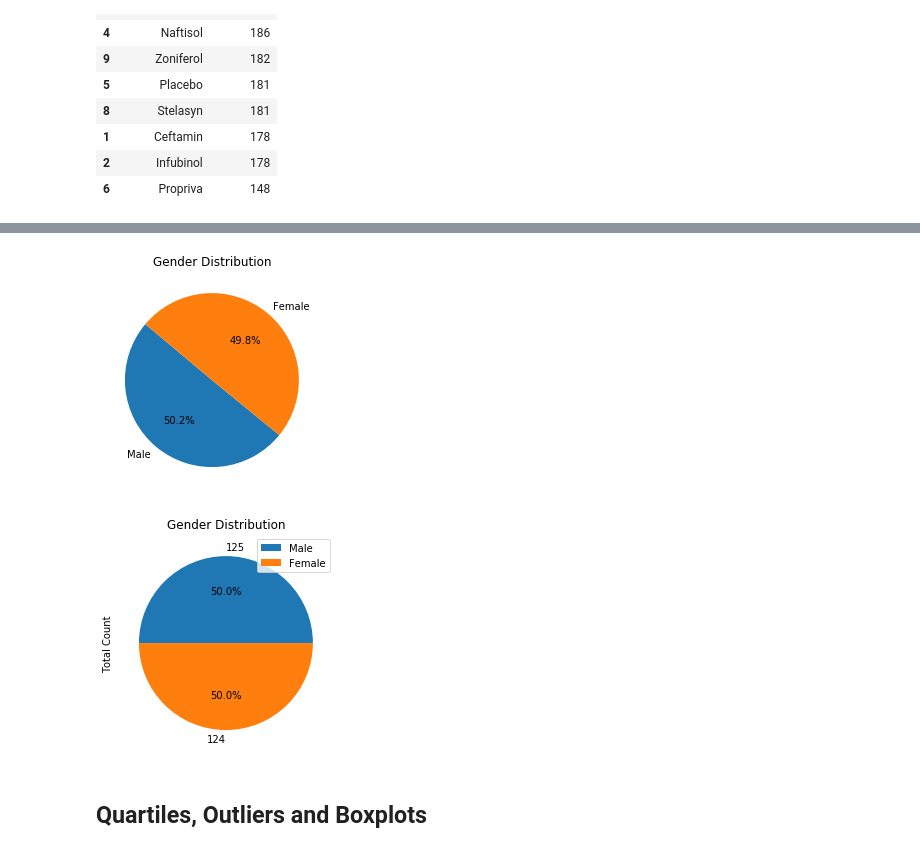
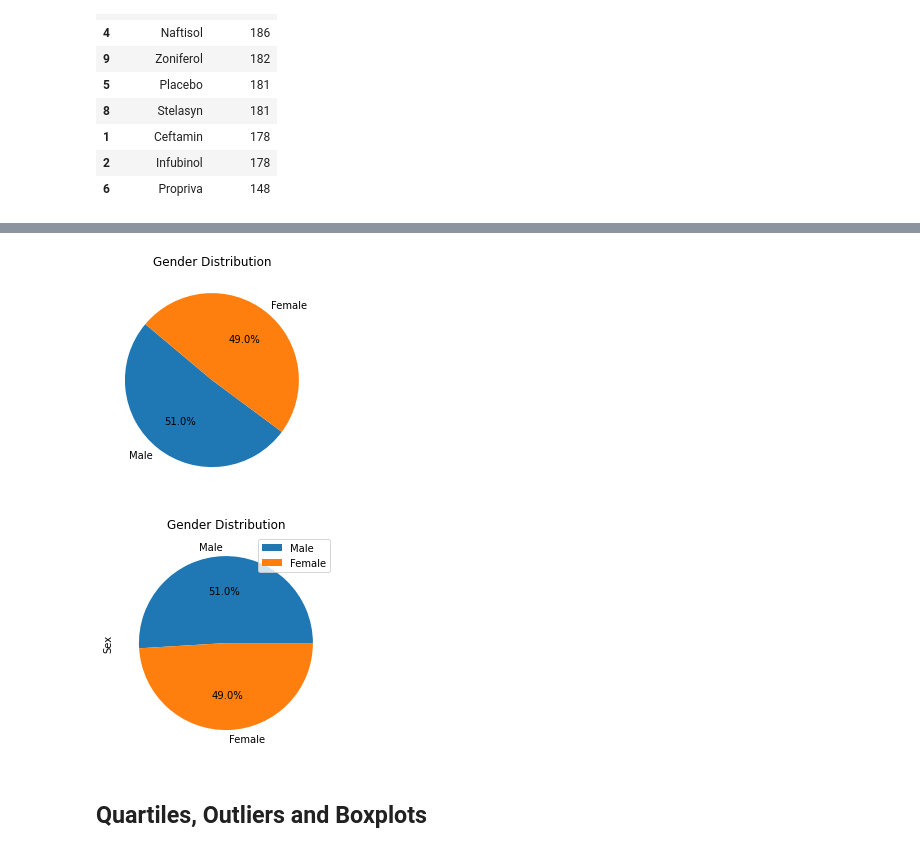
Before and after one commit to kwelter23/matplotlip, a Jupyter notebook: Pymaceuticals/pymaceuticals_starter.ipynb, the cells around one changed output, grey strips where cells are left out. Cells and saved outputs as stored; diff of their text form; code cells hidden in the pictures.

Commit message:
fixed pie charts to match i  instructions

```diff
--- a/Pymaceuticals/pymaceuticals_starter.ipynb
+++ b/Pymaceuticals/pymaceuticals_starter.ipynb
@@ -218,7 +218,7 @@ dropped_dup_data_df.columns = [c.replace(' ', '_') for c in cleaned_data_df.colu
 #indexed_total_mice_regimen_df = total_mice_regimen_df.set_index('Drug_Regimen', drop=True)
 # %%
  # Use Pandas to generate a bar plot showing the total number of mice treatment in each treatment regimen throughout the course of the study.
-gender_df = dropped_dup_data_df.Sex.value_counts().rename_axis('Gender').to_frame('Total Count')
+gender_df = cleaned_data_df.Sex.value_counts().rename_axis('Gender').to_frame('Total Count')
 
 ##  Note: this plot will be identical to the one that uses Pandas
 labels = "Male", "Female"
@@ -229,19 +229,19 @@ plt.title("Gender Distribution")
 
 plt.show()
 # %% [output]
-[figure, old version]
+[figure, new version]
 # %%
  # Use Pyplot to generate a pie plot showing the distribution of female versus male mice
 
 ## Note: this plot will be identical to the one that uses Pyplot
-counted_gender_df =  cleaned_data_df['Sex'].value_counts().rename_axis('Gender').to_frame('Total Count')
-gender_df['Total Count'].value_counts().plot(kind='pie', autopct='%1.1f%%')
+#counted_gender_df =  cleaned_data_df.sex.value_counts().rename_axis('Gender').to_frame('Total Count')
+cleaned_data_df['Sex'].value_counts().plot(kind='pie', autopct='%1.1f%%')
 plt.title("Gender Distribution")
 plt.legend(labels, loc="best")
 
 plt.show()
 # %% [output]
-[figure, old version]
+[figure, new version]
 # %% [markdown]
 ## Quartiles, Outliers and Boxplots
 # %%
```
Also changed, not shown: parts of 7 cells of this notebook.
